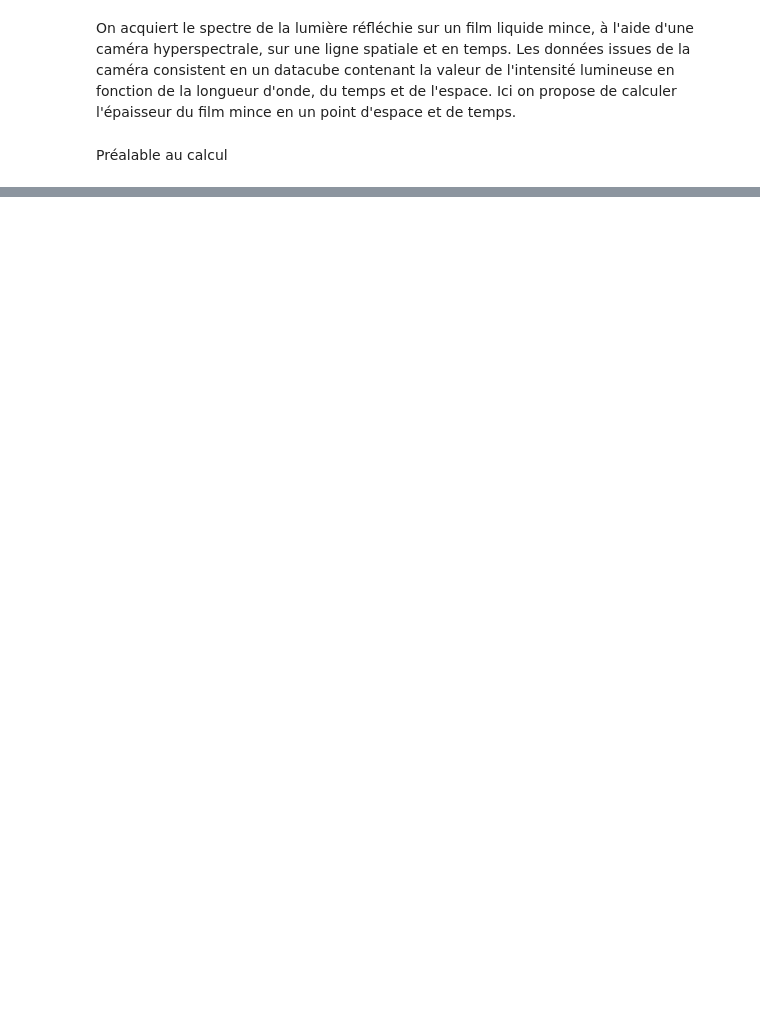
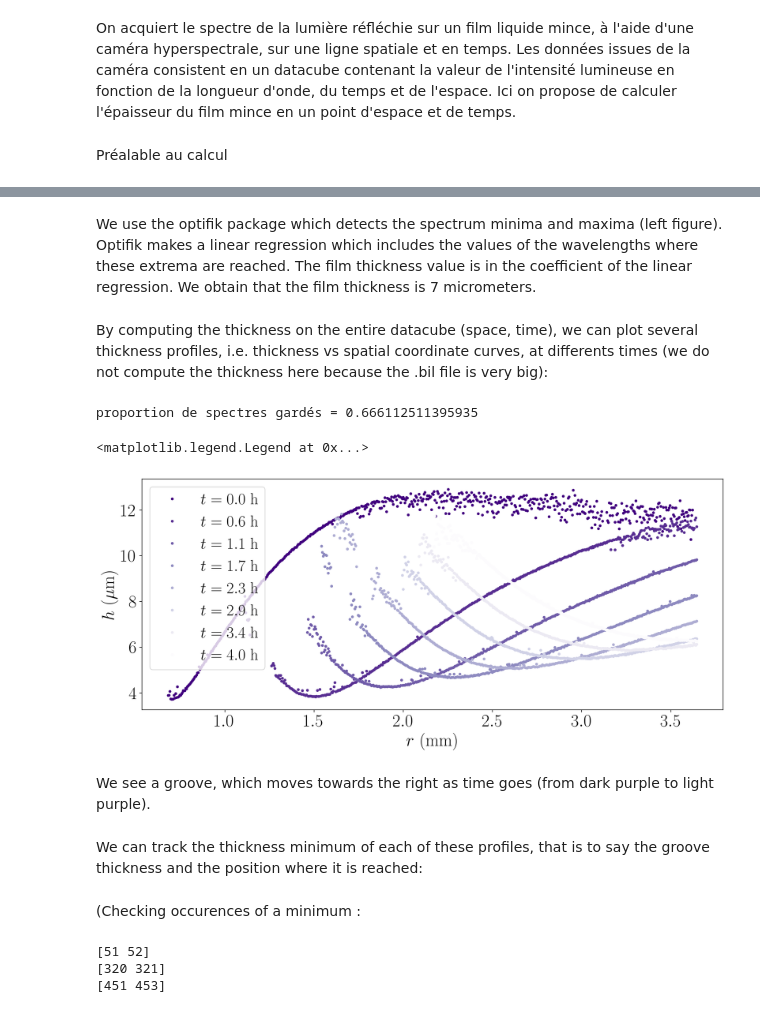
Before and after one commit to aliciaaef/thin-film-hyperspectral, a Jupyter notebook: main.ipynb, the cells around one changed output, grey strips where cells are left out. Drawn from its saved outputs; the diff is of its cells as text; code cells hidden in the pictures; blank space fills up the shorter version.

Commit message:
English + compute minimum

```diff
--- a/main.ipynb
+++ b/main.ipynb
@@ -163,0 +62,39 @@ sns.regplot(df[20:],x='t (h)',y='$x_p$ (mm)')
+# %% [markdown]
+We use the optifik package which detects the spectrum minima and maxima (left figure).
+Optifik makes a linear regression which includes the values of the wavelengths where these extrema are reached.
+The film thickness value is in the coefficient of the linear regression.
+We obtain that the film thickness is 7 micrometers.
+# %% [markdown]
+By computing the thickness on the entire datacube (space, time), we can plot several thickness profiles, i.e. thickness vs spatial coordinate curves, at differents times (we do not compute the thickness here because the .bil file is very big):
+# %%
+#file
+file = '26-10-23/manip2-CropWavelengths-SpatialCrop,10,1,1,100,1,1.52045,spatemps,flip,std3-500,crop138,pisolés8-7,sauts2000,sauts1500.csv'
+thickness,v_time,v_space,_ = infos_from_csv(file)
+
+#plot
+plt.figure(figsize=(15,6))
+nbre_lignes = 8
+
+#colormap
+cmap = plt.get_cmap("Purples_r")
+norma = mpl.colors.Normalize(vmin=np.min(v_time), vmax=np.max(v_time)+10)
+sm = mpl.cm.ScalarMappable(norm=norma, cmap=cmap)
+sm.set_array([])
+
+#selection of times to plot
+temps = np.linspace(1,len(v_time)-1,nbre_lignes,dtype=int)
+
+for i in temps:
+    plt.plot(v_space*1000,thickness[i,:]/1000,'.', color=cmap(norma(v_time[i])),label=r'$t = %s ~  \rm{h}$' % format(v_time[i]/3600, ".1f"))
+
+plt.xlabel(r'$r ~ (\textrm{mm})$')
+plt.ylabel(r'$h ~ (\mu \textrm{m})$')
+plt.legend()
+# %% [output]
+proportion de spectres gardés = 0.666112511395935
+<matplotlib.legend.Legend at 0x...>
+[figure, added]
+# %% [markdown]
+We see a groove, which moves towards the right as time goes (from dark purple to light purple).
+# %% [markdown]
+We can track the thickness minimum of each of these profiles, that is to say the groove thickness and the position where it is reached:
@@ -163,0 +108,11 @@ sns.regplot(df[20:],x='t (h)',y='$x_p$ (mm)')
+# %% [markdown]
+(Checking occurences of a minimum :
+# %%
+for i in range(len(v_time)):
+    #print the index where a minimum occurs
+    if len(np.where(thickness[i,:]==hp[i])[0]) !=1:
+        print(np.where(thickness[i,:]==hp[i])[0])
+# %% [output]
+[51 52]
+[320 321]
+[451 453]
```
Also changed, not shown: parts of 39 cells of this notebook.
